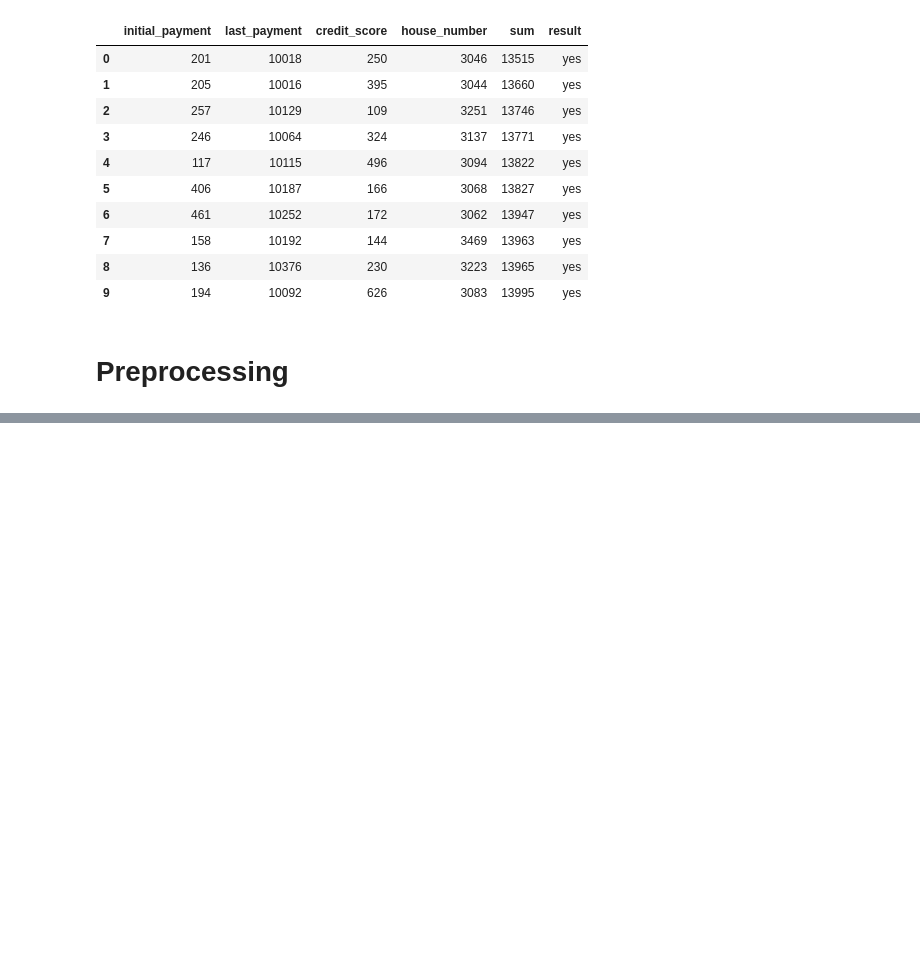
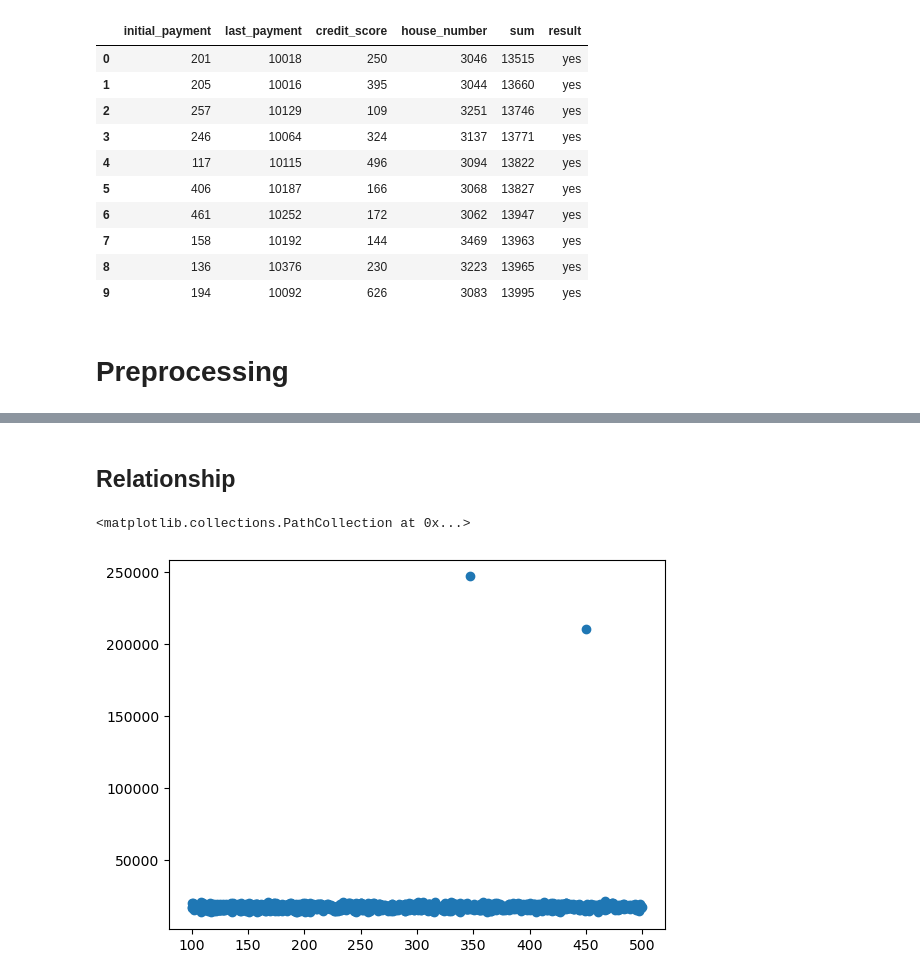
Before and after one commit to CB721/AI-240, a Jupyter notebook: Week 8/Loan Repayment Decision Tree.ipynb, the cells around one changed output, grey strips where cells are left out. Saved outputs shown, nothing was run; the diff lists cells and outputs as text; code cells hidden in the pictures; blank space fills up the shorter version.

```diff
--- a/Week 8/Loan Repayment Decision Tree.ipynb
+++ b/Week 8/Loan Repayment Decision Tree.ipynb
@@ -40,0 +106,7 @@ df_loan.head(10)
+# %% [markdown]
+## Relationship
+# %%
+plt.scatter(df['initial_payment'], df['sum'])
+# %% [output]
+<matplotlib.collections.PathCollection at 0x...>
+[figure, added]
```
Also changed, not shown: parts of 40 cells of this notebook.
